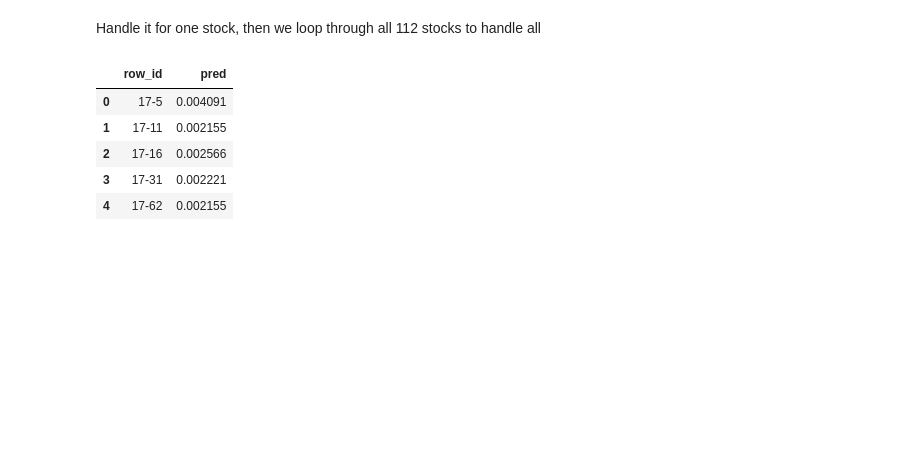
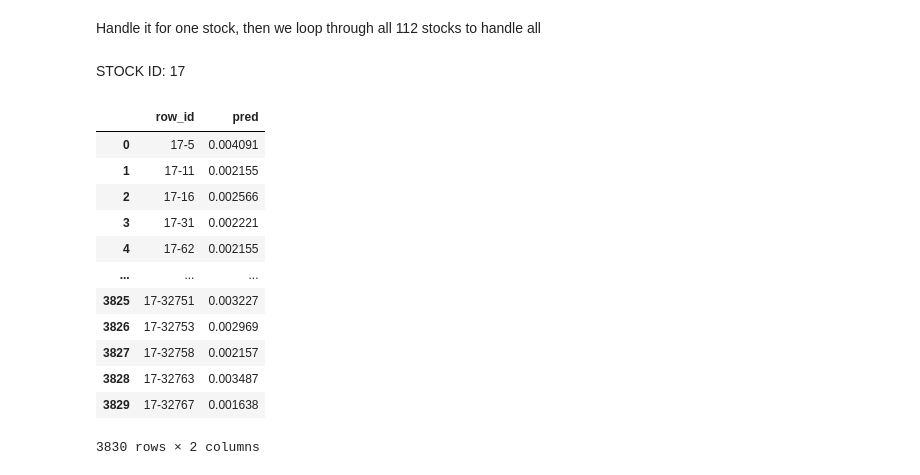
Before and after one commit to karanshahh/optiver-realized-volatility-prediction, a Jupyter notebook: predict_one_stock.ipynb, the cells around one changed output. Drawn from its saved outputs; the diff is of its cells as text; code cells hidden in the pictures; blank space fills up the shorter version.

```diff
--- a/predict_one_stock.ipynb
+++ b/predict_one_stock.ipynb
@@ -115,15 +115,23 @@ def past_realized_volatility_per_stock(list_file, prediction_column_name):
     return df_past_realized
 # %% [markdown]
 Handle it for one stock, then we loop through all 112 stocks to handle all
+# %% [markdown]
+STOCK ID: 17
 # %%
 file_path = list_order_book_file_train[0]
 dfpast_realized_train = realized_volatility_per_time_id(file_path, prediction_column_name='pred')
+dfpast_realized_train
+# %% [output]
+|  | row_id | pred |
+| 0 | 17-5 | 0.004091 |
+| 1 | 17-11 | 0.002155 |
+| 2 | 17-16 | 0.002566 |
+| 3 | 17-31 | 0.002221 |
+| 4 | 17-62 | 0.002155 |
+| ... | ... | ... |
+| 3825 | 17-32751 | 0.003227 |
+| 3826 | 17-32753 | 0.002969 |
+| 3827 | 17-32758 | 0.002157 |
+| 3828 | 17-32763 | 0.003487 |
+| 3829 | 17-32767 | 0.001638 |
+3830 rows × 2 columns
-# %%
-dfpast_realized_train.head()
-# %% [output]
-|  | row_id | pred |
-| 0 | 17-5 | 0.004091 |
-| 1 | 17-11 | 0.002155 |
-| 2 | 17-16 | 0.002566 |
-| 3 | 17-31 | 0.002221 |
-| 4 | 17-62 | 0.002155 |
```
Also changed, not shown: parts of 6 cells of this notebook.
